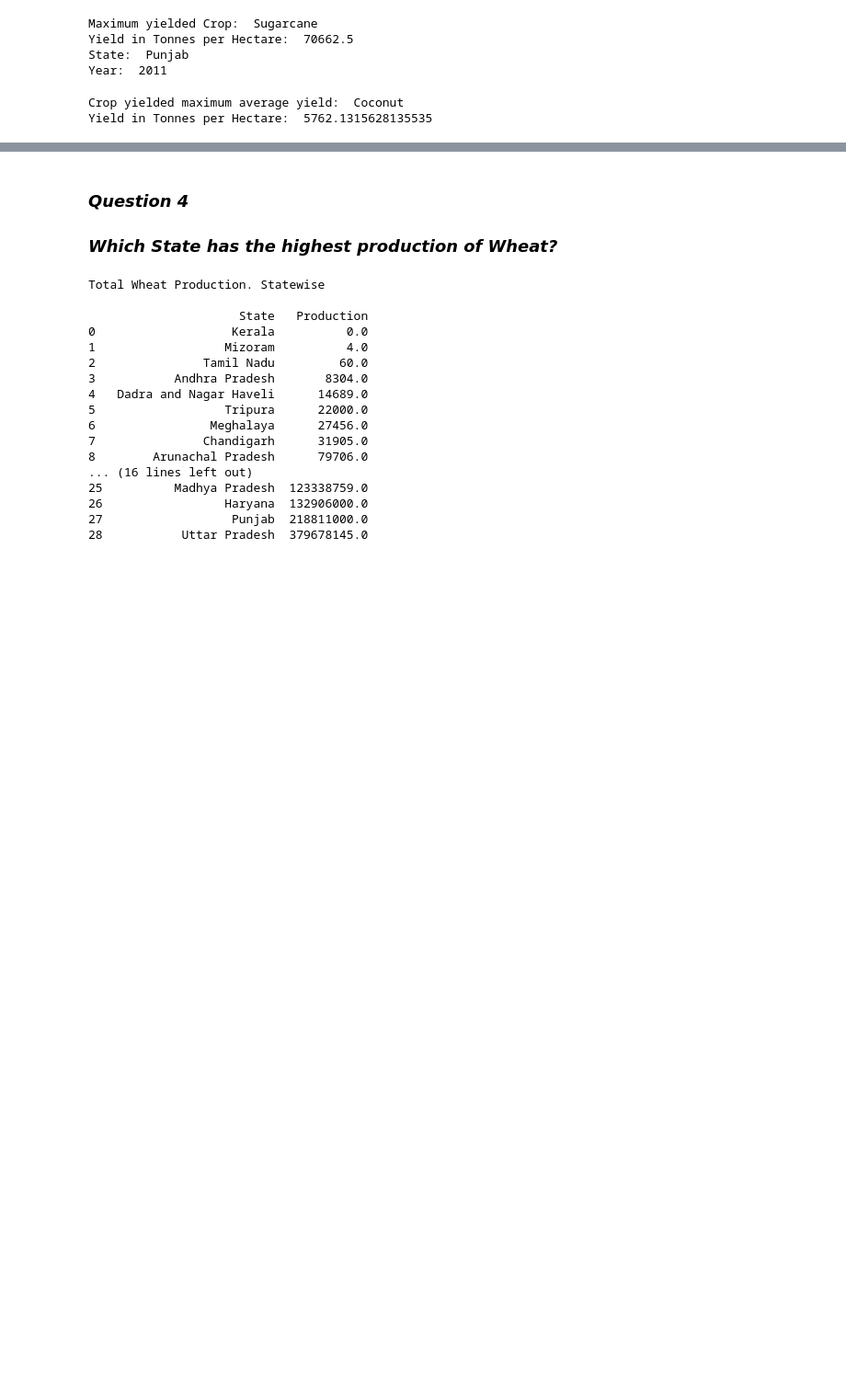
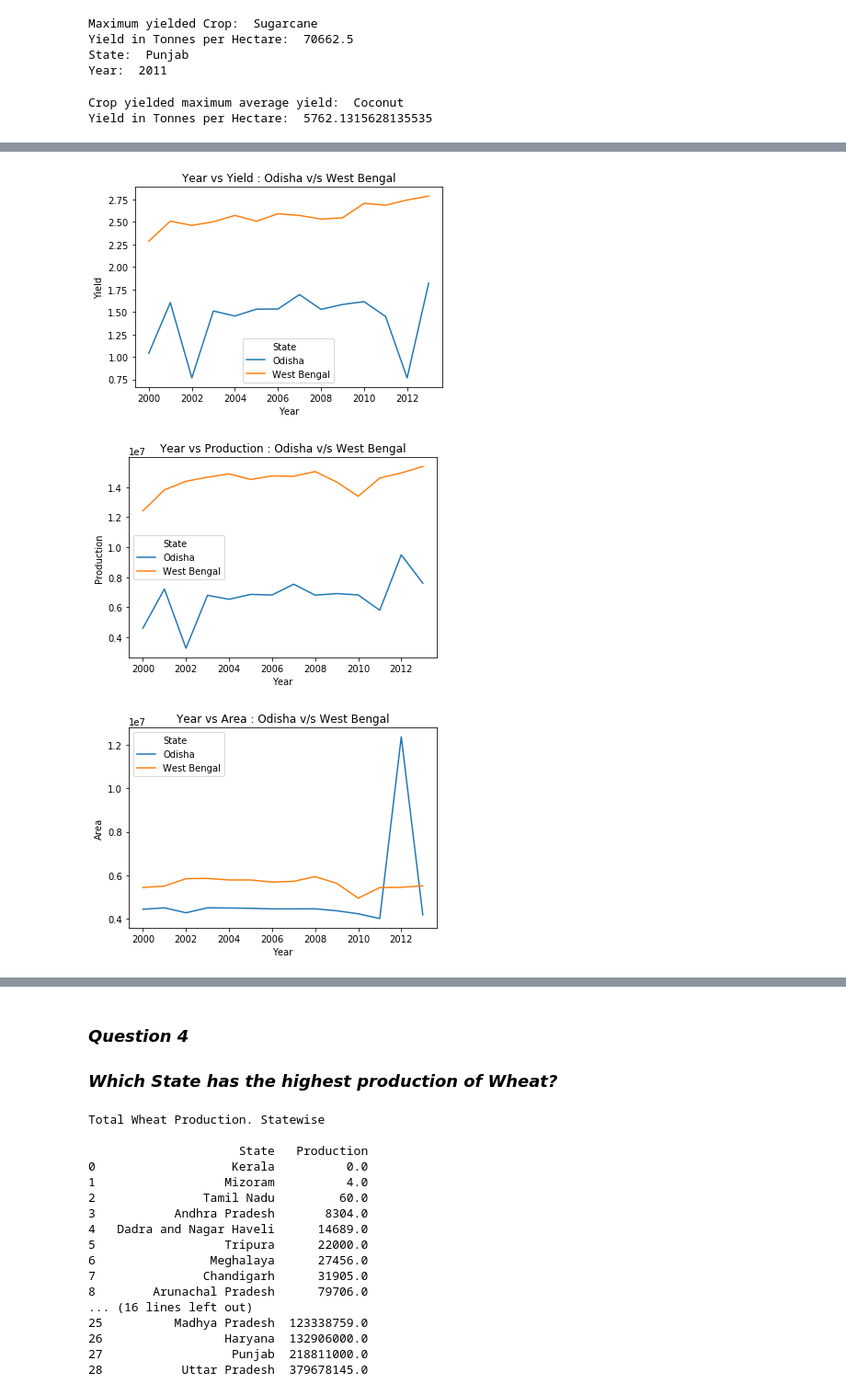
Before and after one commit to Neha-Jacob/Crop-Analysis-India, a Jupyter notebook: Crop Production Analysis - India.ipynb, the cells around one changed output, grey strips where cells are left out. Shown: that part at 92% size. Saved outputs shown, nothing was run; the diff lists cells and outputs as text; code cells hidden in the pictures; blank space fills up the shorter version.

```diff
--- a/Crop Production Analysis - India.ipynb
+++ b/Crop Production Analysis - India.ipynb
@@ -117,0 +201,4 @@ Yield in Tonnes per Hectare:  5762.1315628135535
+# %%
+state = ('West Bengal', 'Odisha')
+rice_df = crop_df[(crop_df['Crop']=='Rice') & (crop_df['State'].isin(state))].sort_values(by = 'Year')
+rice_df
@@ -117,0 +275,19 @@ Yield in Tonnes per Hectare:  5762.1315628135535
+# %%
+sb.lineplot(data =rice_df, x=odishaRice_df.Year, y=odishaRice_df.Yield, hue = "State")
+sb.lineplot(x=westBengalRice_df.Year, y=westBengalRice_df.Yield)
+plt.title('Year vs Yield : Odisha v/s West Bengal')
+plt.show()
+
+sb.lineplot(data =rice_df, x=odishaRice_df.Year, y=odishaRice_df.Production, hue = "State")
+sb.lineplot(x=westBengalRice_df.Year, y=westBengalRice_df.Production)
+plt.title('Year vs Production : Odisha v/s West Bengal')
+plt.show()
+
+sb.lineplot(data =rice_df, x=odishaRice_df.Year, y=odishaRice_df.Area, hue = "State")
+sb.lineplot(x=westBengalRice_df.Year, y=westBengalRice_df.Area)
+plt.title('Year vs Area : Odisha v/s West Bengal')
+plt.show()
+# %% [output]
+[figure, added]
+[figure, added]
+[figure, added]
```
Also changed, not shown: parts of 16 cells of this notebook.
